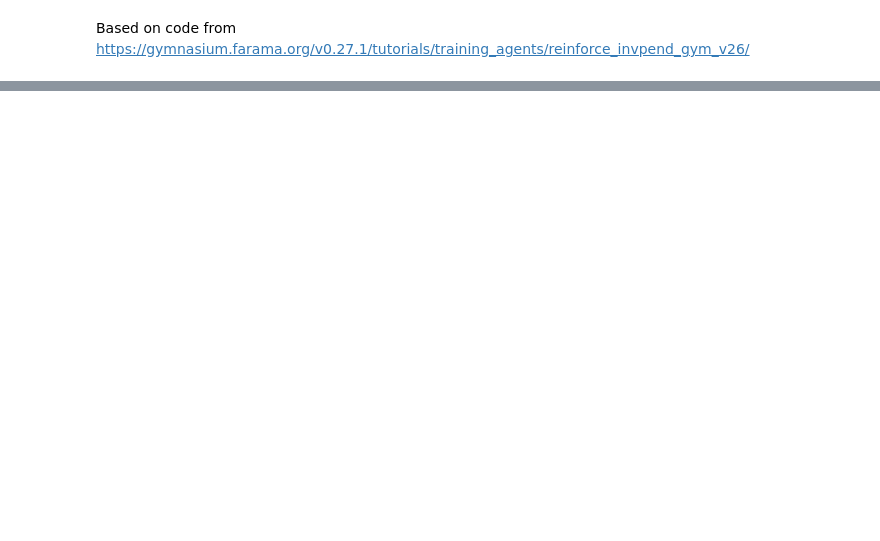
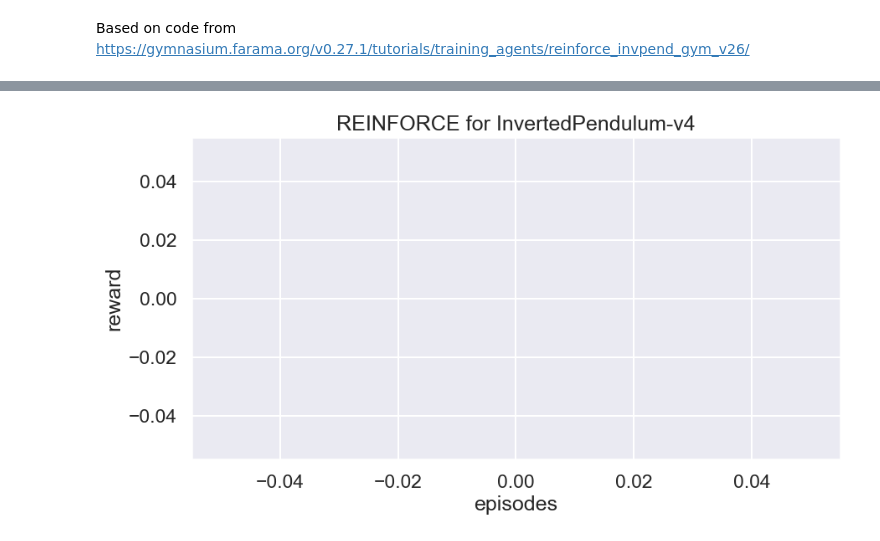
Before and after one commit to asafxrev/lerobot, a Jupyter notebook: asafr/sym/inverted_pendulum/rl_reinforce_colab.ipynb, the cells around one changed output, grey strips where cells are left out. Cells and saved outputs as stored; diff of their text form; code cells hidden in the pictures; blank space fills up the shorter version.

Commit message:
Finalizing Inverted Pendulum

```diff
--- a/asafr/sym/inverted_pendulum/rl_reinforce_colab.ipynb
+++ b/asafr/sym/inverted_pendulum/rl_reinforce_colab.ipynb
@@ -4,7 +4,7 @@ Based on code from https://gymnasium.farama.org/v0.27.1/tutorials/training_agent
 from lerobot.envs.utils import _load_module_from_path, _call_make_env, _normalize_hub_result
 
 # Load your module
-module = _load_module_from_path("./inverted_pendulum_env.py")
+module = _load_module_from_path("./inverted_pendulum_env_no_ui.py")
 
 # Test the make_env function
 result = _call_make_env(module, n_envs=1, use_async_envs=False)
@@ -237,2 +251,15 @@ Episode: 0 Average Reward: 4
+# %%
+#@title Plotting Results
+rewards_to_plot = [[reward[0] for reward in rewards if not isinstance(reward, float)]
+                   for rewards in rewards_over_seeds if not isinstance(rewards, float)]
+df1 = pd.DataFrame(rewards_to_plot).melt()
+df1.rename(columns={"variable": "episodes", "value": "reward"}, inplace=True)
+sns.set(style="darkgrid", context="talk", palette="rainbow")
+sns.lineplot(x="episodes", y="reward", data=df1).set(
+    title="REINFORCE for InvertedPendulum-v4"
+)
+plt.show()
+# %% [output]
+[figure, added]
 # %%
 env.close()
```
Also changed, not shown: parts of 4 cells of this notebook, 1 other file.
